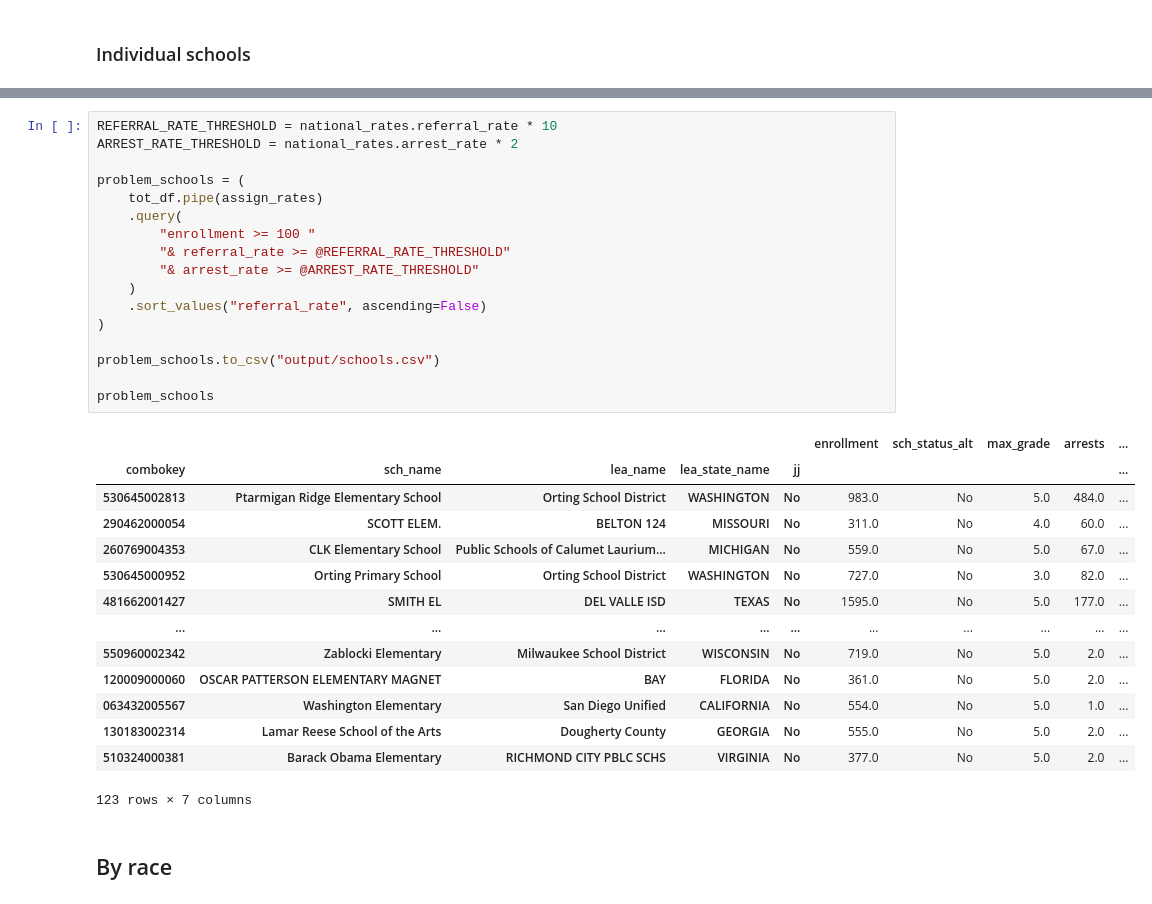
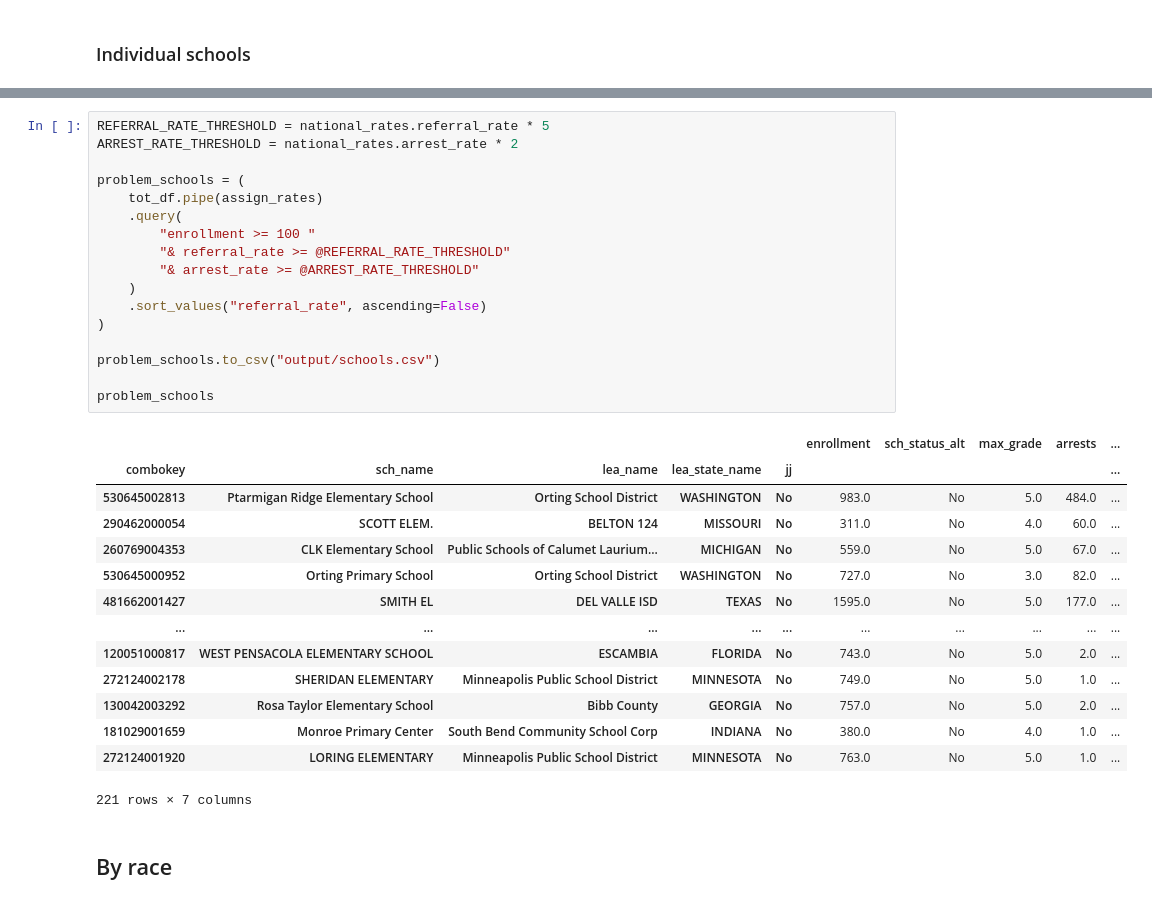
Before and after one commit to cbs-news-data/crdc-le-referral-data, a Jupyter notebook: notebooks/crdc_le_referrals_arrests.ipynb, the cells around one changed output, grey strips where cells are left out. Drawn from its saved outputs; the diff is of its cells as text.

Commit message:
update schools criteria

```diff
--- a/notebooks/crdc_le_referrals_arrests.ipynb
+++ b/notebooks/crdc_le_referrals_arrests.ipynb
@@ -146,35 +176,35 @@ Name: United States, dtype: float64
 # %%
-REFERRAL_RATE_THRESHOLD = national_rates.referral_rate * 10
+REFERRAL_RATE_THRESHOLD = national_rates.referral_rate * 5
 ARREST_RATE_THRESHOLD = national_rates.arrest_rate * 2
 
 problem_schools = (
     tot_df.pipe(assign_rates)
     .query(
         "enrollment >= 100 "
         "& referral_rate >= @REFERRAL_RATE_THRESHOLD"
         "& arrest_rate >= @ARREST_RATE_THRESHOLD"
     )
     .sort_values("referral_rate", ascending=False)
 )
 
 problem_schools.to_csv("output/schools.csv")
 
 problem_schools
 # %% [output]
 |  |  |  |  |  | enrollment | sch_status_alt | max_grade | arrests | ... |
 | combokey | sch_name | lea_name | lea_state_name | jj |  |  |  |  | ... |
 | 530645002813 | Ptarmigan Ridge Elementary School | Orting School District | WASHINGTON | No | 983.0 | No | 5.0 | 484.0 | ... |
 | 290462000054 | SCOTT ELEM. | BELTON 124 | MISSOURI | No | 311.0 | No | 4.0 | 60.0 | ... |
 | 260769004353 | CLK Elementary School | Public Schools of Calumet Laurium... | MICHIGAN | No | 559.0 | No | 5.0 | 67.0 | ... |
 | 530645000952 | Orting Primary School | Orting School District | WASHINGTON | No | 727.0 | No | 3.0 | 82.0 | ... |
 | 481662001427 | SMITH EL | DEL VALLE ISD | TEXAS | No | 1595.0 | No | 5.0 | 177.0 | ... |
 | ... | ... | ... | ... | ... | ... | ... | ... | ... | ... |
-| 550960002342 | Zablocki Elementary | Milwaukee School District | WISCONSIN | No | 719.0 | No | 5.0 | 2.0 | ... |
-| 120009000060 | OSCAR PATTERSON ELEMENTARY MAGNET | BAY | FLORIDA | No | 361.0 | No | 5.0 | 2.0 | ... |
-| 063432005567 | Washington Elementary | San Diego Unified | CALIFORNIA | No | 554.0 | No | 5.0 | 1.0 | ... |
-| 130183002314 | Lamar Reese School of the Arts | Dougherty County | GEORGIA | No | 555.0 | No | 5.0 | 2.0 | ... |
-| 510324000381 | Barack Obama Elementary | RICHMOND CITY PBLC SCHS | VIRGINIA | No | 377.0 | No | 5.0 | 2.0 | ... |
+| 120051000817 | WEST PENSACOLA ELEMENTARY SCHOOL | ESCAMBIA | FLORIDA | No | 743.0 | No | 5.0 | 2.0 | ... |
+| 272124002178 | SHERIDAN ELEMENTARY | Minneapolis Public School District | MINNESOTA | No | 749.0 | No | 5.0 | 1.0 | ... |
+| 130042003292 | Rosa Taylor Elementary School | Bibb County | GEORGIA | No | 757.0 | No | 5.0 | 2.0 | ... |
+| 181029001659 | Monroe Primary Center | South Bend Community School Corp | INDIANA | No | 380.0 | No | 4.0 | 1.0 | ... |
+| 272124001920 | LORING ELEMENTARY | Minneapolis Public School District | MINNESOTA | No | 763.0 | No | 5.0 | 1.0 | ... |
-123 rows × 7 columns
+221 rows × 7 columns
 # %% [markdown]
 ## By race
 # %%
```
Also changed, not shown: parts of 10 cells of this notebook.
